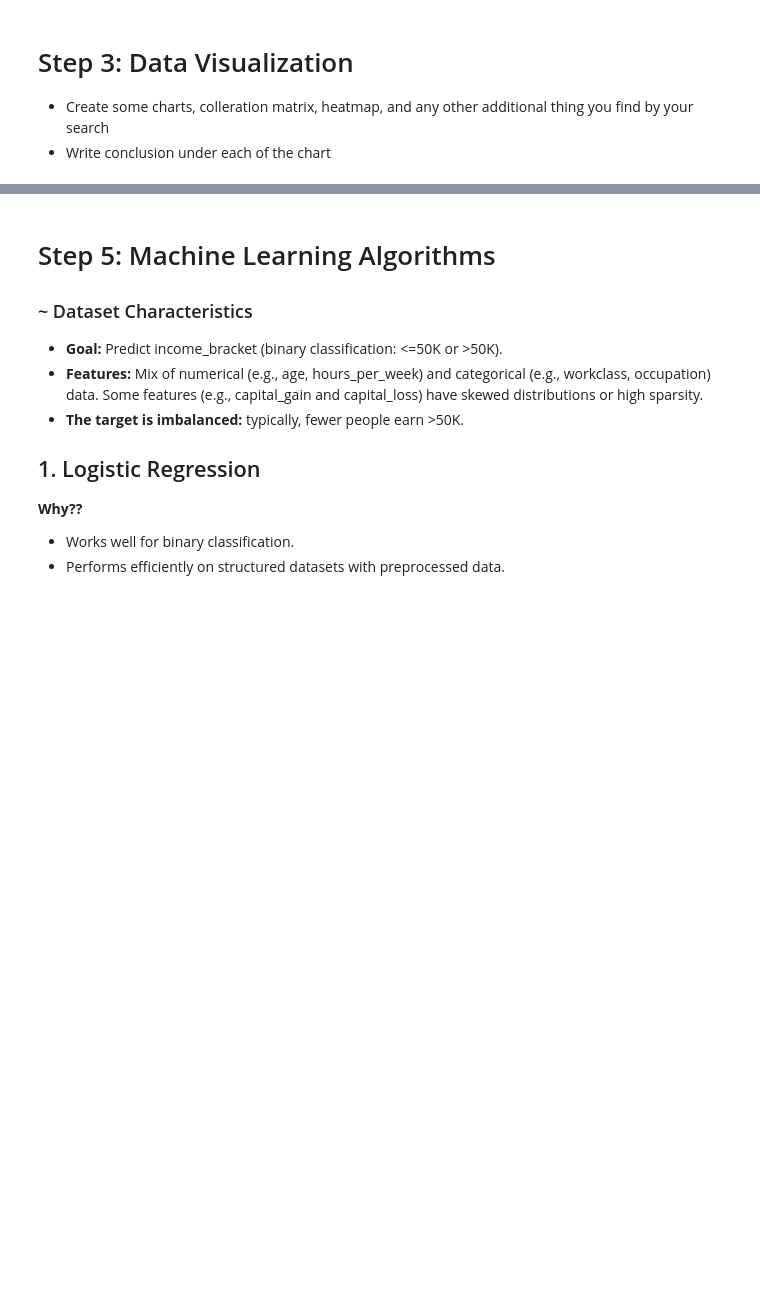
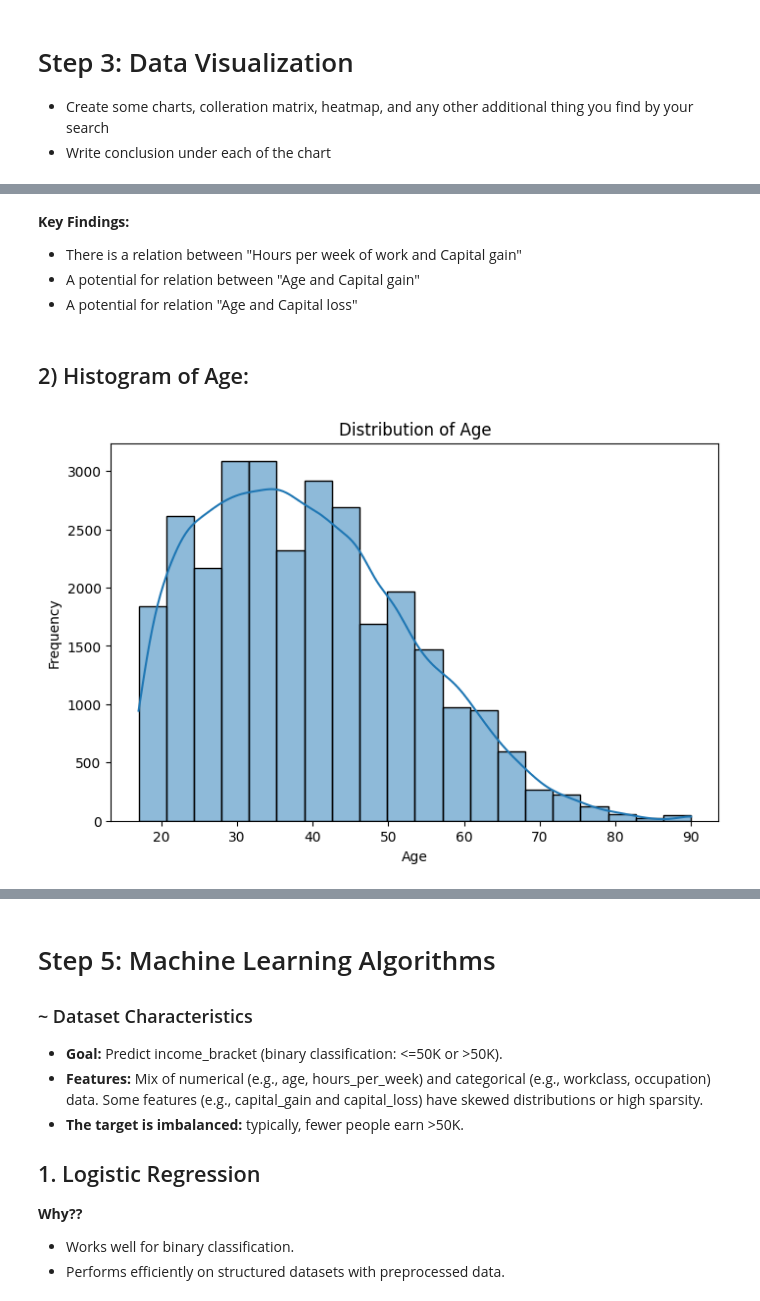
Before and after one commit to shahdhassan4601/Analysing-Census-Adult-Income-Dataset, a Jupyter notebook: CensusAdultIncome(ToolsProject).ipynb, the cells around one changed output, grey strips where cells are left out. Cells and saved outputs as stored; diff of their text form; code cells hidden in the pictures; blank space fills up the shorter version.

```diff
--- a/CensusAdultIncome(ToolsProject).ipynb
+++ b/CensusAdultIncome(ToolsProject).ipynb
@@ -393,0 +394,16 @@ dtype: int64
+# %% [markdown]
+**Key Findings:**
+- There is a relation between "Hours per week of work and Capital gain"
+- A potential for relation between "Age and Capital gain"
+- A potential for relation "Age and Capital loss"
+# %% [markdown]
+## 2) Histogram of Age:
+# %%
+plt.figure(figsize=(8, 5))
+sns.histplot(df['age'], bins=20, kde=True)
+plt.title('Distribution of Age')
+plt.xlabel('Age')
+plt.ylabel('Frequency')
+plt.show()
+# %% [output]
+[figure, added]
```
Also changed, not shown: parts of 32 cells of this notebook, 1 other file.
